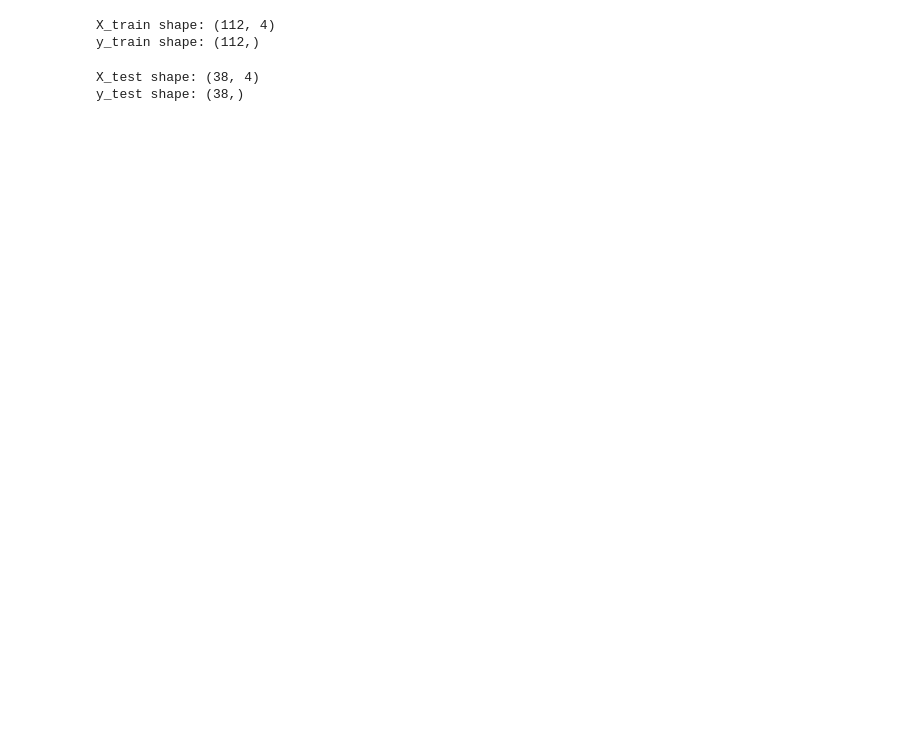
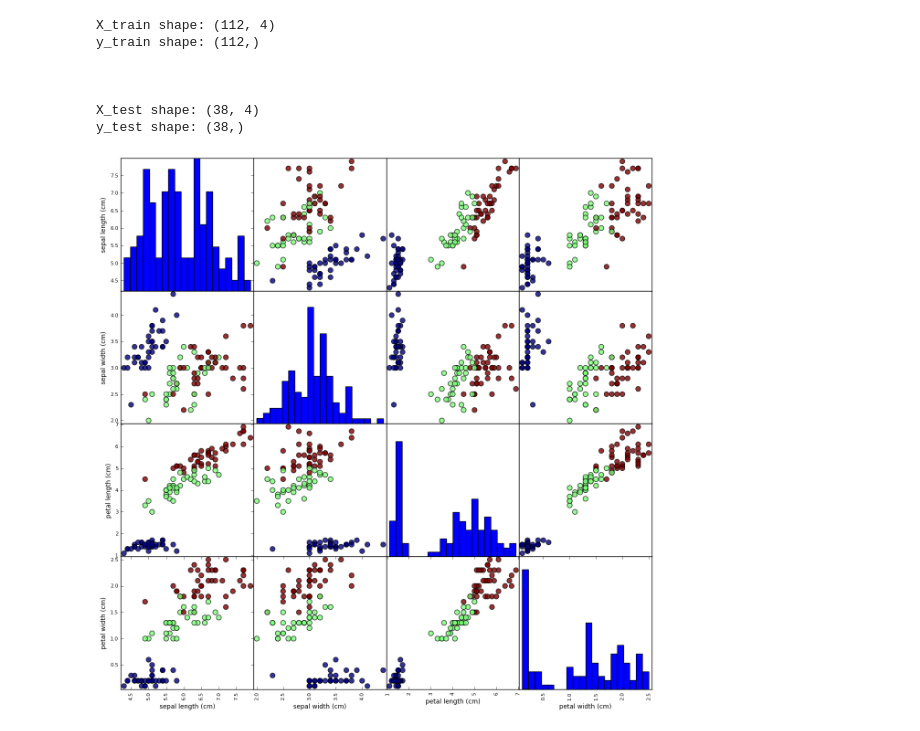
Before and after one commit to thileepanp/Machine-learning, a Jupyter notebook: Learning Classification.ipynb, the cells around one changed output. Drawn from its saved outputs; the diff is of its cells as text; code cells hidden in the pictures; blank space fills up the shorter version.

```diff
--- a/Learning Classification.ipynb
+++ b/Learning Classification.ipynb
@@ -173,14 +68,39 @@ X_train, X_test, y_train, y_test = train_test_split(iris_dataset['data'],
 # %%
+#TRANSFORMING THE DATA
+
+#Splitting the data
+from sklearn.model_selection import train_test_split
+X_train, X_test, y_train, y_test = train_test_split(iris_dataset['data'],
+                                iris_dataset['target'], random_state=0)
+
+
 #Let's see if training contain 75% of data
 print("X_train shape: {}".format( X_train.shape))
-print("y_train shape: {}".format(y_train.shape))
+print("y_train shape: {}".format(y_train.shape) +"\n \n \n")
+
+
+#Let's check if the test data contains 25% of data
+print("X_test shape: {}".format(X_test.shape))
+print("y_test shape: {}". format(y_test.shape)+"\n \n \n")
 # %% [output]
 X_train shape: (112, 4)
 y_train shape: (112,)
+
+
+
+X_test shape: (38, 4)
+y_test shape: (38,)
-# %%
-#Let's check if the test data contains 25% of data
-print("X_test shape: {}".format(X_test.shape))
-print("y_test shape: {}". format(y_test.shape))
-# %% [output]
-X_test shape: (38, 4)
-y_test shape: (38,)
+# %%
+#VISUALIZING DATA
+
+#create dataframe from data in X_train
+#label the columns using the strings in iris.dataset.features_names
+
+iris_dataframe = pd.DataFrame(X_train, columns=iris_dataset.feature_names)
+
+#create a scatter matrix from the dataframe, color by y_train
+
+grr=pd.scatter_matrix(iris_dataframe, c=y_train, figsize=(15,15), marker='o',hist_kwds={'bins':20}, s=60, alpha=.8)
+plt.show()
+# %% [output]
+[figure, added]
```
Also changed, not shown: parts of 22 cells of this notebook.
